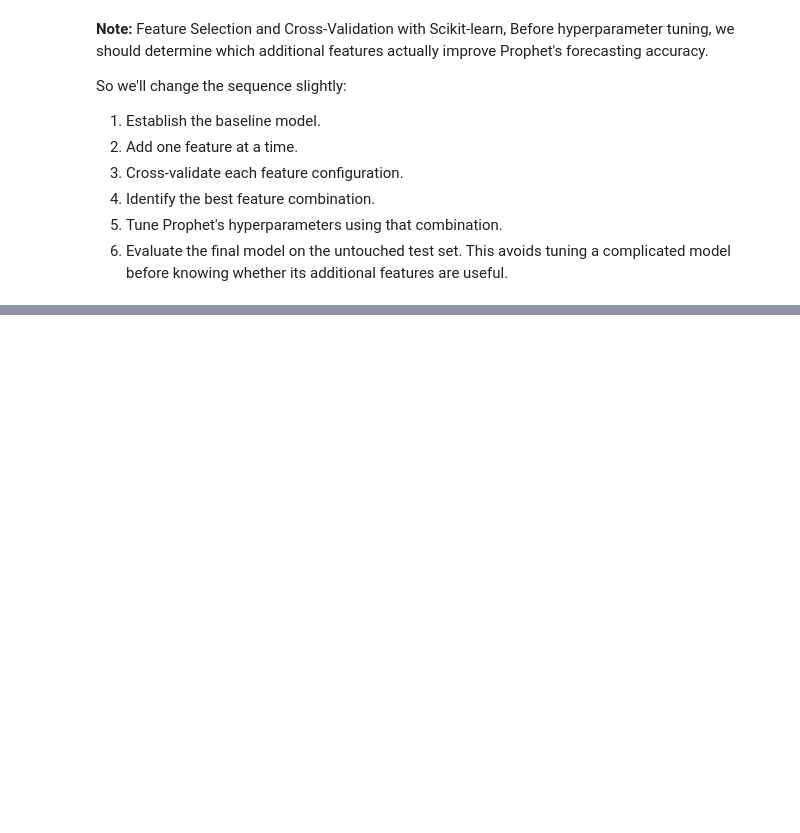
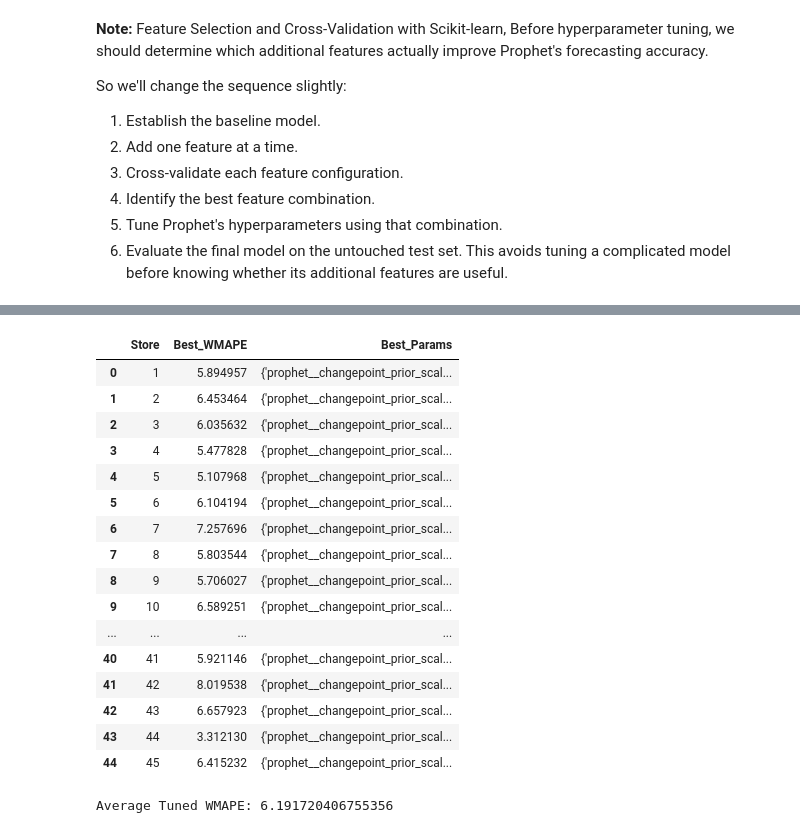
Before and after one commit to Rajwork99/Future-Sales-Forecasting, a Jupyter notebook: forcast.ipynb, the cells around one changed output, grey strips where cells are left out. Cells and saved outputs as stored; diff of their text form; code cells hidden in the pictures; blank space fills up the shorter version.

```diff
--- a/forcast.ipynb
+++ b/forcast.ipynb
@@ -1055,0 +1310,25 @@ overall_feature_comparison
+# %%
+tuning_results_df
+# %% [output]
+|  | Store | Best_WMAPE | Best_Params |
+| 0 | 1 | 5.894957 | {'prophet__changepoint_prior_scal... |
+| 1 | 2 | 6.453464 | {'prophet__changepoint_prior_scal... |
+| 2 | 3 | 6.035632 | {'prophet__changepoint_prior_scal... |
+| 3 | 4 | 5.477828 | {'prophet__changepoint_prior_scal... |
+| 4 | 5 | 5.107968 | {'prophet__changepoint_prior_scal... |
+| 5 | 6 | 6.104194 | {'prophet__changepoint_prior_scal... |
+| 6 | 7 | 7.257696 | {'prophet__changepoint_prior_scal... |
+| 7 | 8 | 5.803544 | {'prophet__changepoint_prior_scal... |
+| 8 | 9 | 5.706027 | {'prophet__changepoint_prior_scal... |
+| 9 | 10 | 6.589251 | {'prophet__changepoint_prior_scal... |
+| ... | ... | ... | ... |
+| 40 | 41 | 5.921146 | {'prophet__changepoint_prior_scal... |
+| 41 | 42 | 8.019538 | {'prophet__changepoint_prior_scal... |
+| 42 | 43 | 6.657923 | {'prophet__changepoint_prior_scal... |
+| 43 | 44 | 3.312130 | {'prophet__changepoint_prior_scal... |
+| 44 | 45 | 6.415232 | {'prophet__changepoint_prior_scal... |
+# %%
+print("Average Tuned WMAPE:",
+      tuning_results_df['Best_WMAPE'].mean())
+# %% [output]
+Average Tuned WMAPE: 6.191720406755356
```
Also changed, not shown: parts of 23 cells of this notebook.
